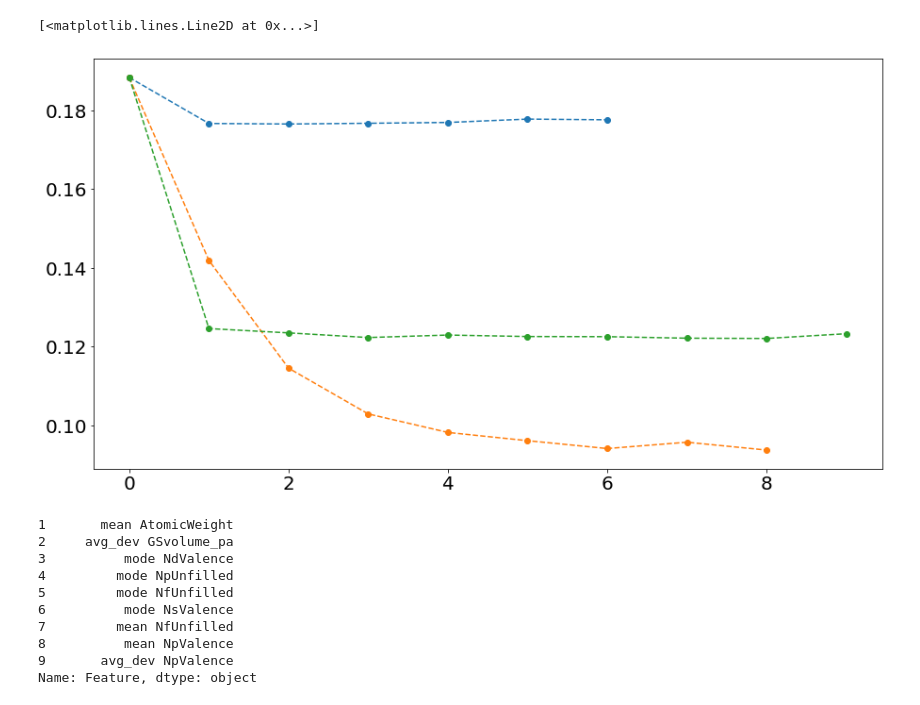
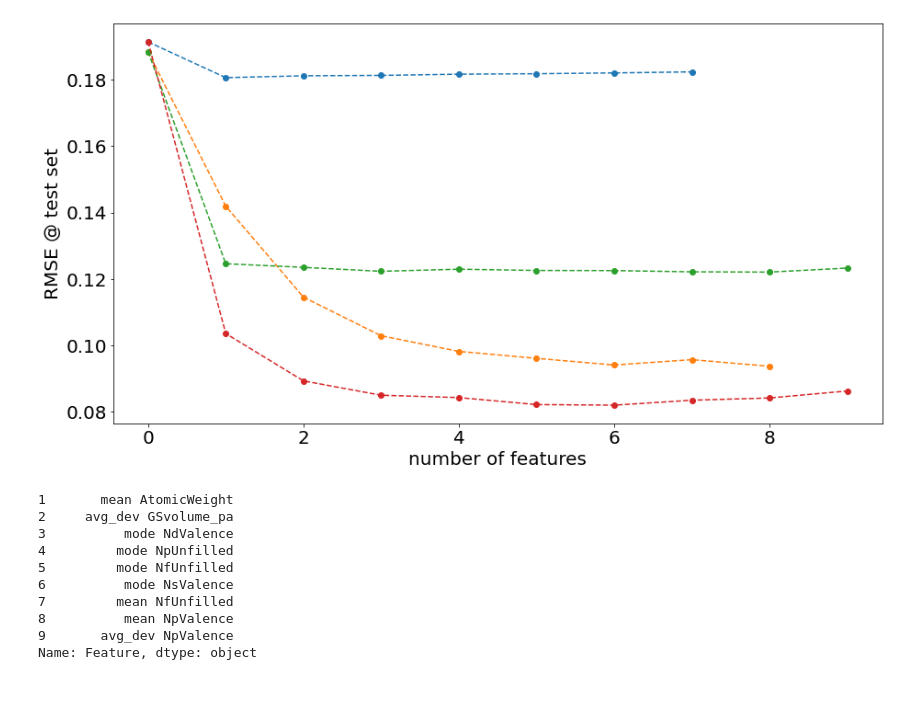
Before and after one commit to AIIMProject/MLFeMoTCPs, a Jupyter notebook: DomainKnowledge.ipynb, the cells around one changed output. Drawn from its saved outputs; the diff is of its cells as text; code cells hidden in the pictures.

```diff
--- a/DomainKnowledge.ipynb
+++ b/DomainKnowledge.ipynb
@@ -11,5 +27,5 @@ from Tools import Plotting, CaseNamer
 # %%
-canonical_performance = pd.read_csv('tables/BopFeatures_Ubind_score_only__test_score_score_only_CANONICAL_WUBIND_INITIAL_TABLECUTOFF.pdf.csv',header=None)
+canonical_performance = pd.read_csv('tables/BopFeatures_Ubind_score_only_EF_test_score_score_only_CANONICAL_WUBIND_INITIAL_TABLECUTOFF.pdf.csv',header=None)
 # %%
 canonical_performance.columns=['Feature','Score']
 # %%
@@ -24,3 +40,7 @@ Atomic_performance.columns=['Feature','Score']
 feature_titles_canonical = pd.Series(cleanfeaturenames(canonical_performance['Feature'].str.replace('NSC_','').str.replace('bind_0','bind').str.replace('MagConfig_0','MagConfig')), index = canonical_performance['Feature'])
 # %%
 feature_titles_orthogonal = pd.Series(cleanfeaturenames(orthogonal_performance['Feature'].str.replace('NSC_','').str.replace('bind_0','bind').str.replace('MagConfig_0','MagConfig')), index = orthogonal_performance['Feature'])
+# %%
+orthogonalos_performance = pd.read_csv('tables/BopFeatures_Ubind_score_only_EF_test_score_score_only_ORTHOGONALOS_WUBIND_INITIAL_TABLECUTOFF.pdf.csv', header=None)
+# %%
+orthogonalos_performance.columns=['Feature','Score']
@@ -27,9 +49,12 @@ feature_titles_orthogonal = pd.Series(cleanfeaturenames(orthogonal_performance['
 # %%
 fig, ax = plt.subplots()
-ax.plot(canonical_performance.index, canonical_performance['Score'],'o--')
-ax.plot(orthogonal_performance.index, orthogonal_performance['Score'],'o--')
-ax.plot(Atomic_performance.index, Atomic_performance['Score'],'o--')
+ax.plot(canonical_performance.index, canonical_performance['Score'],'o--', label='canonical model')
+ax.plot(orthogonal_performance.index, orthogonal_performance['Score'],'o--', label='orthogonal sd')
+ax.plot(Atomic_performance.index, Atomic_performance['Score'],'o--', label='atomic matminer features')
+ax.plot(orthogonalos_performance.index, orthogonalos_performance['Score'],'o--', label='os + orthogonal sd')
+ax.set_ylabel ('RMSE @ test set')
+ax.set_xlabel ('number of features')
+fig.savefig('graphs/incremental_domain_knowledge.pdf')
 # %% [output]
-[<matplotlib.lines.Line2D at 0x...>]
-[figure, old version]
+[figure, new version]
 # %%
```
Also changed, not shown: parts of 8 cells of this notebook, 5 other files.
